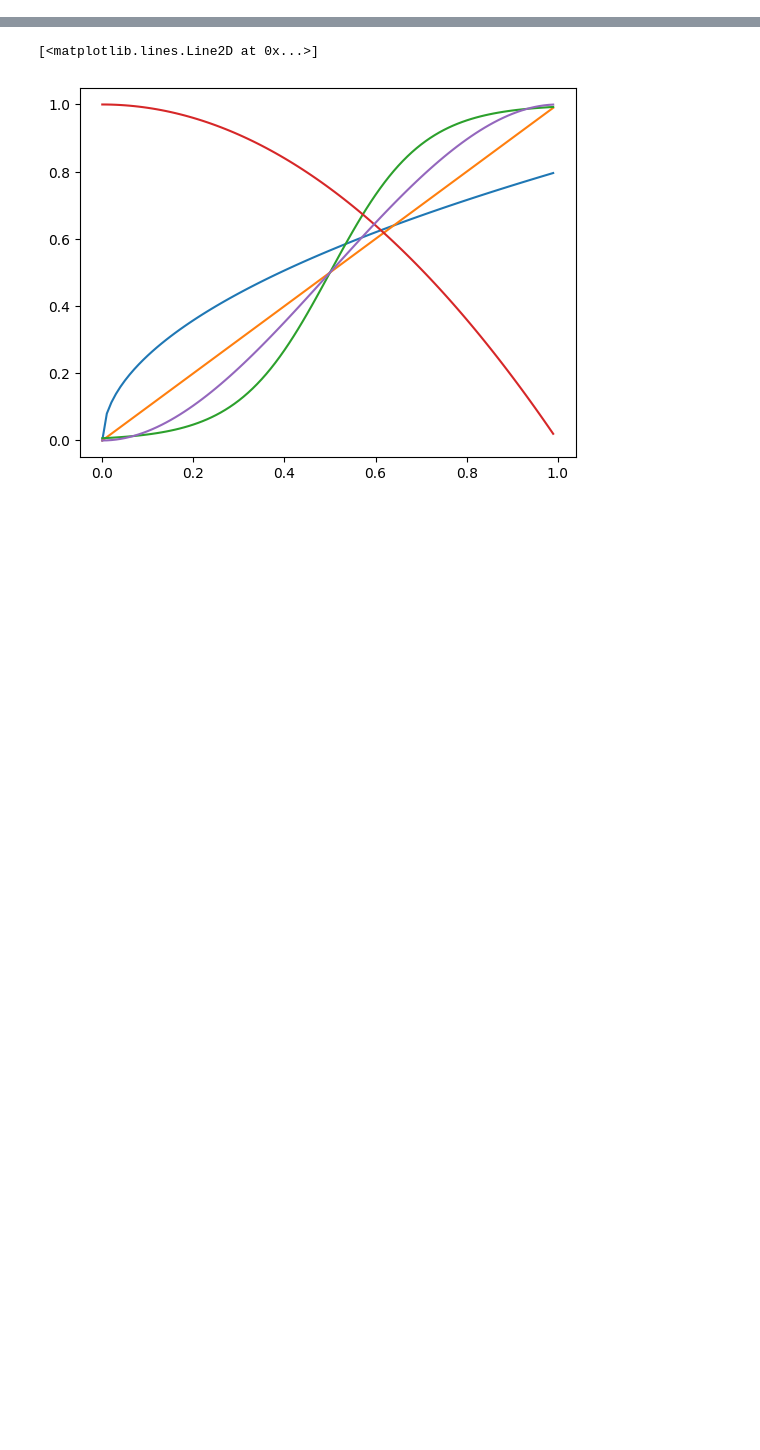
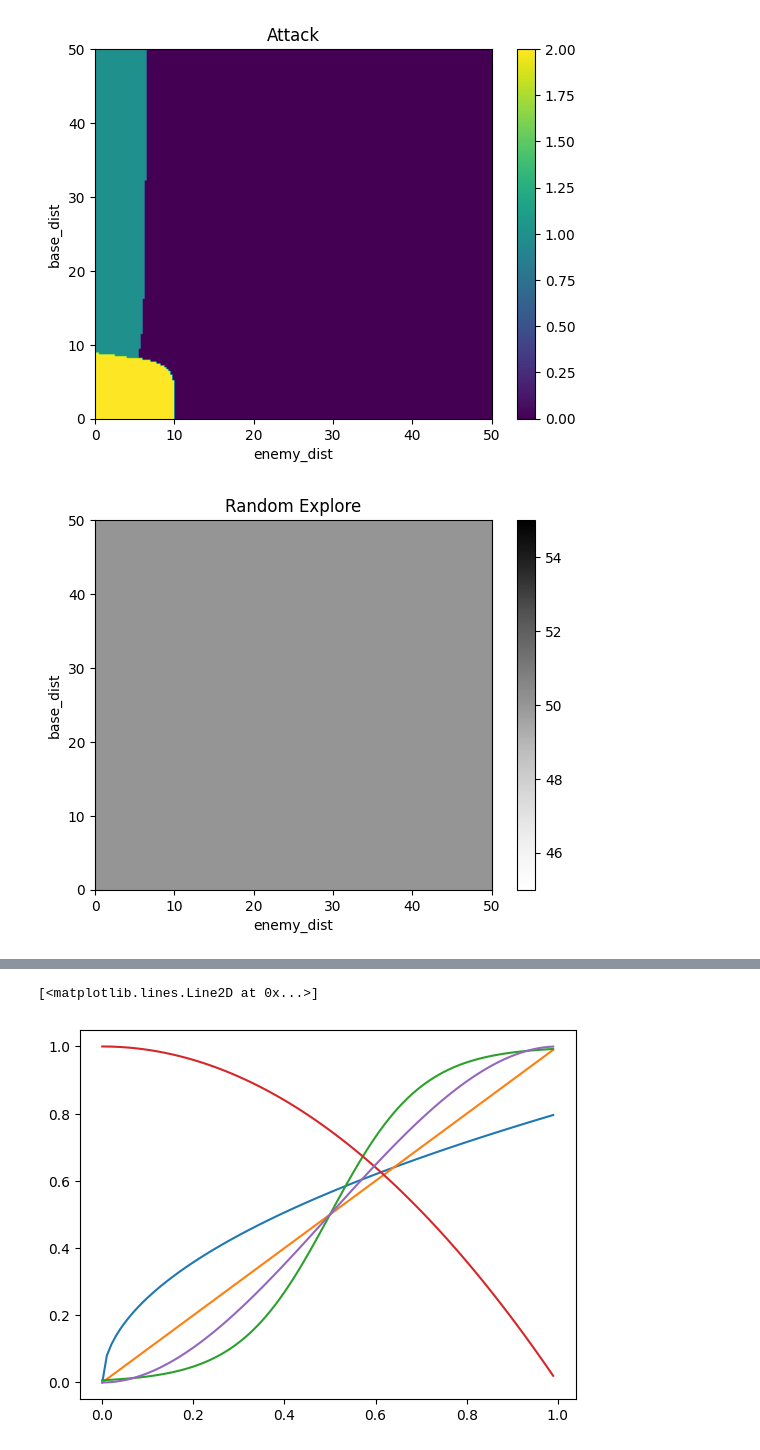
Before and after one commit to tralf-strues/ai_roguelike, a Jupyter notebook: w3/utility_boundaries.ipynb, the cells around one changed output, grey strips where cells are left out. Saved outputs shown, nothing was run; the diff lists cells and outputs as text; code cells hidden in the pictures; blank space fills up the shorter version.

```diff
--- a/w3/utility_boundaries.ipynb
+++ b/w3/utility_boundaries.ipynb
@@ -51,0 +69,9 @@ for i in range(4):
+# %%
+# 0.0 - Random Explore
+# 1.0 - Return to base (flee)
+# 2.0 - Attack
+utility_func = lambda x, y: np.array([random_explore(), return_to_base_flee(x, y), attack(x, y)])
+ShowGraphs(ALLY, BASE, "enemy_dist", "base_dist", utility_func, np.array(["Random Explore", "Return to base (flee)", "Attack"]), "Attack")
+# %% [output]
+[figure, added]
+[figure, added]
```
Also changed, not shown: parts of 3 cells of this notebook, 5 other files.
